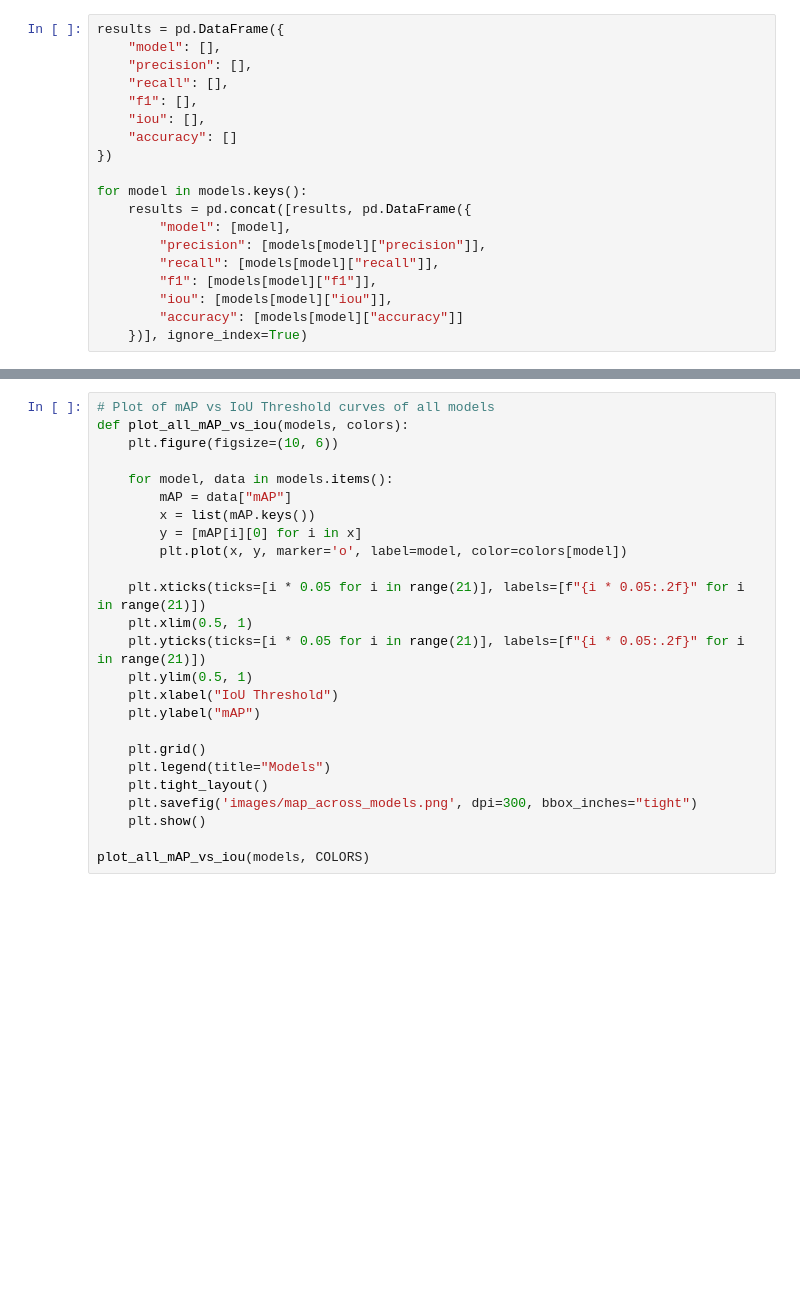
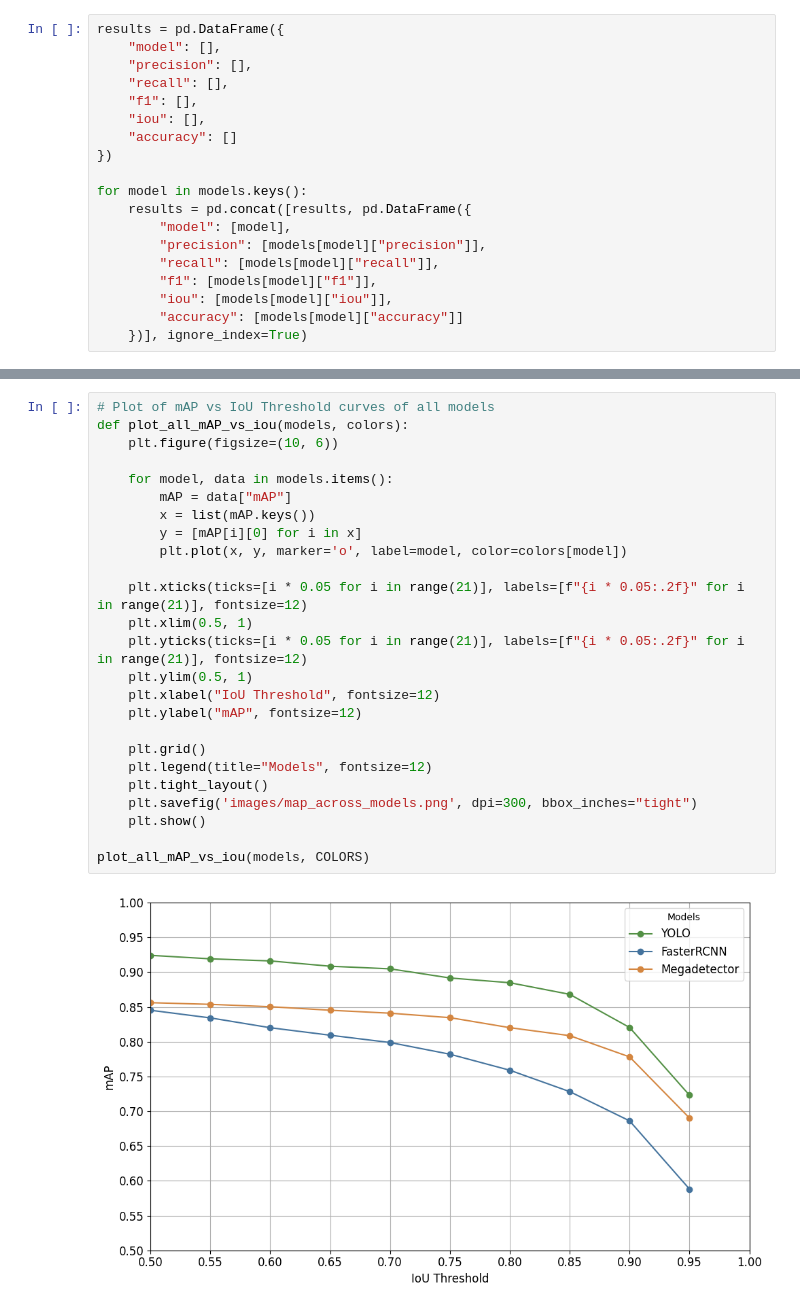
Before and after one commit to ziriraha/snieves-donana-benchmark, a Jupyter notebook: models/analysis/study.ipynb, the cells around one changed output, grey strips where cells are left out. Cells and saved outputs as stored; diff of their text form; blank space fills up the shorter version.

```diff
--- a/models/analysis/study.ipynb
+++ b/models/analysis/study.ipynb
@@ -210,28 +221,30 @@ for model in models.keys():
 # %%
 # Plot of mAP vs IoU Threshold curves of all models
 def plot_all_mAP_vs_iou(models, colors):
     plt.figure(figsize=(10, 6))
 
     for model, data in models.items():
         mAP = data["mAP"]
         x = list(mAP.keys())
         y = [mAP[i][0] for i in x]
         plt.plot(x, y, marker='o', label=model, color=colors[model])
 
-    plt.xticks(ticks=[i * 0.05 for i in range(21)], labels=[f"{i * 0.05:.2f}" for i in range(21)])
+    plt.xticks(ticks=[i * 0.05 for i in range(21)], labels=[f"{i * 0.05:.2f}" for i in range(21)], fontsize=12)
     plt.xlim(0.5, 1)
-    plt.yticks(ticks=[i * 0.05 for i in range(21)], labels=[f"{i * 0.05:.2f}" for i in range(21)])
+    plt.yticks(ticks=[i * 0.05 for i in range(21)], labels=[f"{i * 0.05:.2f}" for i in range(21)], fontsize=12)
     plt.ylim(0.5, 1)
-    plt.xlabel("IoU Threshold")
-    plt.ylabel("mAP")
+    plt.xlabel("IoU Threshold", fontsize=12)
+    plt.ylabel("mAP", fontsize=12)
 
     plt.grid()
-    plt.legend(title="Models")
+    plt.legend(title="Models", fontsize=12)
     plt.tight_layout()
     plt.savefig('images/map_across_models.png', dpi=300, bbox_inches="tight")
     plt.show()
 
 plot_all_mAP_vs_iou(models, COLORS)
+# %% [output]
+[figure, added]
 # %%
 # Barplot of the f1 score for each species
 def plot_f1_scores(report, model):
```
Also changed, not shown: parts of 4 cells of this notebook, 22 other files.
